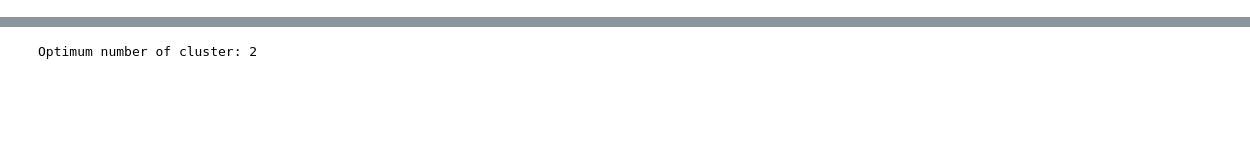
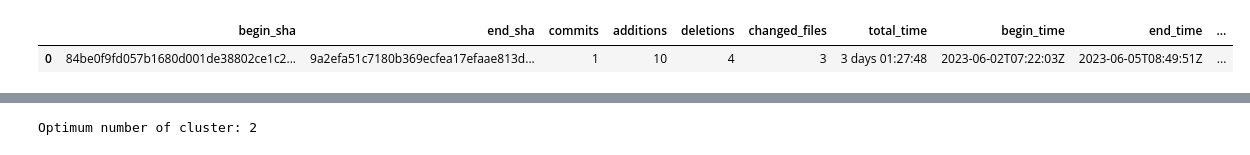
Before and after one commit to BILL-THESIS/origin-source-code-bill, a Jupyter notebook: models/KMeans/cluster_seatunnel_outliers.ipynb, the cells around one changed output, grey strips where cells are left out. Saved outputs shown, nothing was run; the diff lists cells and outputs as text; code cells hidden in the pictures; blank space fills up the shorter version.

```diff
--- a/models/KMeans/cluster_seatunnel_outliers.ipynb
+++ b/models/KMeans/cluster_seatunnel_outliers.ipynb
@@ -24 +22,6 @@ df.describe()
+# %%
+df.head(1)
+# %% [output]
+|  | begin_sha | end_sha | commits | additions | deletions | changed_files | total_time | begin_time | end_time | ... |
+| 0 | 84be0f9fd057b1680d001de38802ce1c2... | 9a2efa51c7180b369ecfea17efaae813d... | 1 | 10 | 4 | 3 | 3 days 01:27:48 | 2023-06-02T07:22:03Z | 2023-06-05T08:49:51Z | ... |
 # %%
```
Also changed, not shown: parts of 37 cells of this notebook, 4 other files.
